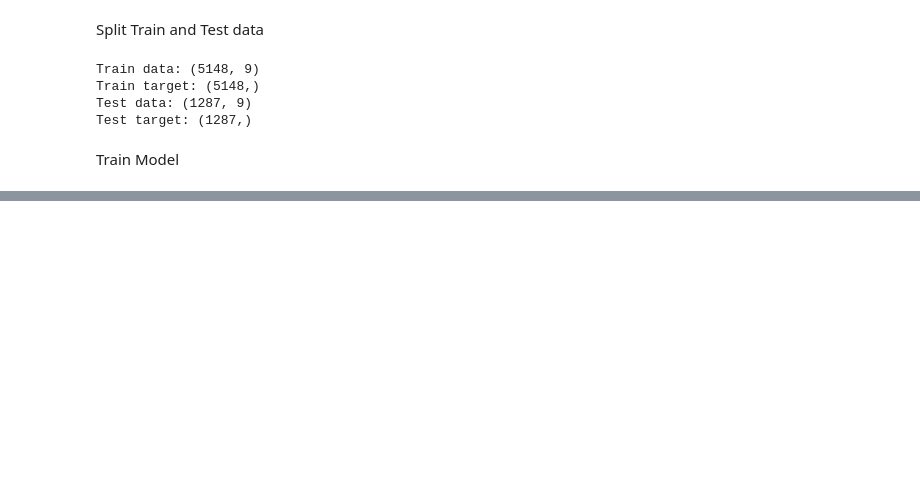
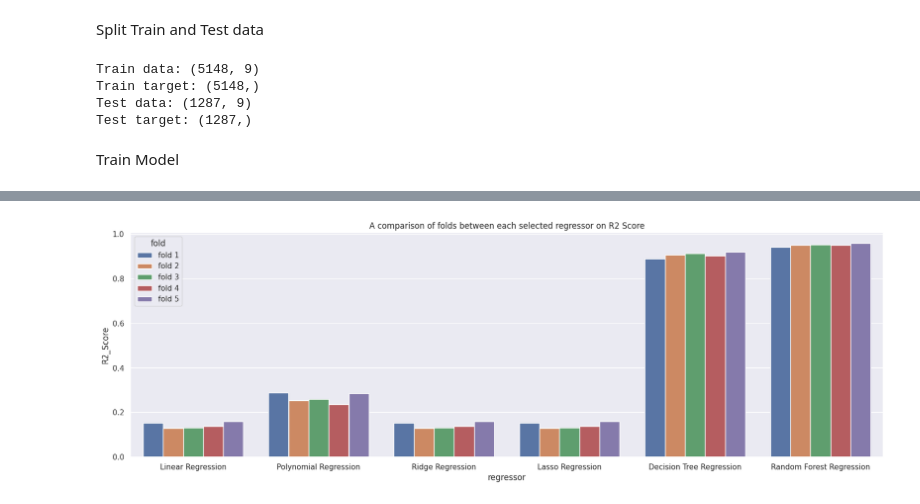
Before and after one commit to SatNichapon/DSI205_project, a Jupyter notebook: DSI205project.ipynb, the cells around one changed output, grey strips where cells are left out. Drawn from its saved outputs; the diff is of its cells as text; code cells hidden in the pictures; blank space fills up the shorter version.

```diff
--- a/DSI205project.ipynb
+++ b/DSI205project.ipynb
@@ -588,0 +585,4 @@ dict(list(enumerate(mse)))
+# %%
+cross_r2 = compare_cross_val(regressors, X_train, y_train, cv=5, scoring='r2')
+cross_r2 = pd.melt(cross_r2, id_vars='regressor', var_name='fold', value_name='R2_Score')
+cross_r2
@@ -588,0 +607,8 @@ dict(list(enumerate(mse)))
+# %%
+plt.figure(figsize=(20, 6))
+
+sns.barplot(x='regressor', y='R2_Score', hue='fold', data=cross_r2)
+plt.title('A comparison of folds between each selected regressor on R2 Score')
+plt.show()
+# %% [output]
+[figure, added]
```
Also changed, not shown: parts of 22 cells of this notebook.
